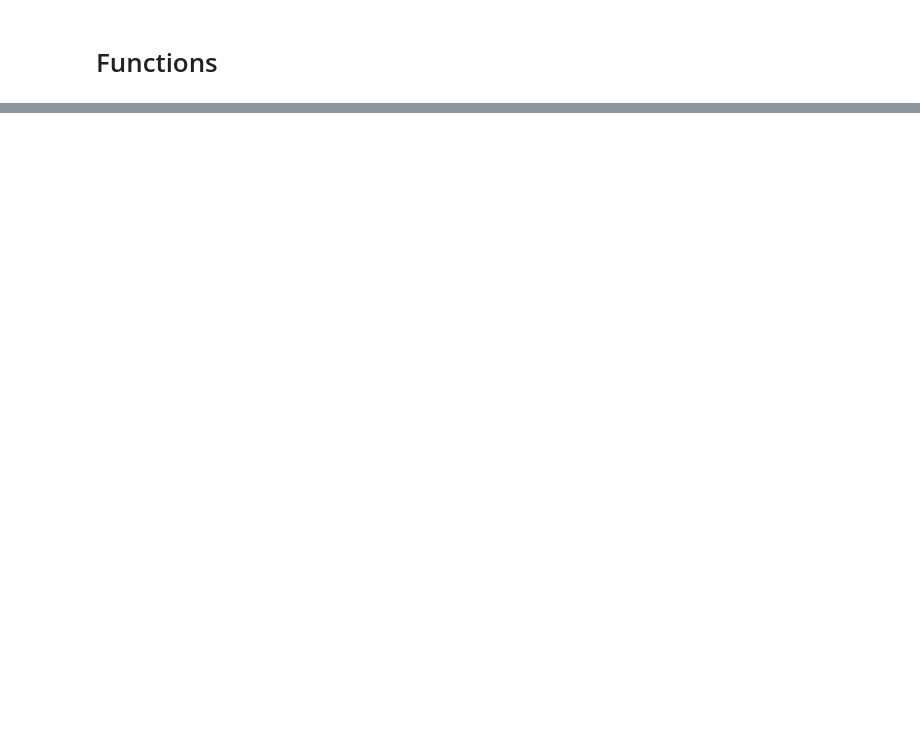
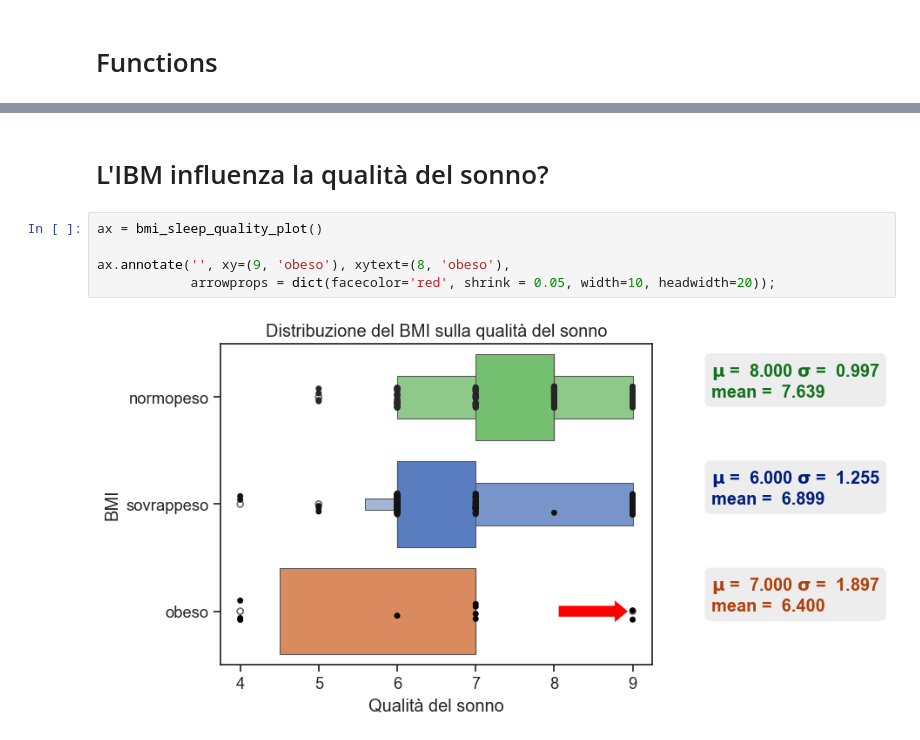
Before and after one commit to fachinmax/sleep_project, a Jupyter notebook: presentation.ipynb, the cells around one changed output, grey strips where cells are left out. Cells and saved outputs as stored; diff of their text form; blank space fills up the shorter version.

```diff
--- a/presentation.ipynb
+++ b/presentation.ipynb
@@ -320,0 +236,9 @@ Si possono notare due cose:
+# %% [markdown]
+# L'IBM influenza la qualità del sonno?
+# %%
+ax = bmi_sleep_quality_plot()
+
+ax.annotate('', xy=(9, 'obeso'), xytext=(8, 'obeso'),
+            arrowprops = dict(facecolor='red', shrink = 0.05, width=10, headwidth=20));
+# %% [output]
+[figure, added]
```
Also changed, not shown: parts of 96 cells of this notebook.
